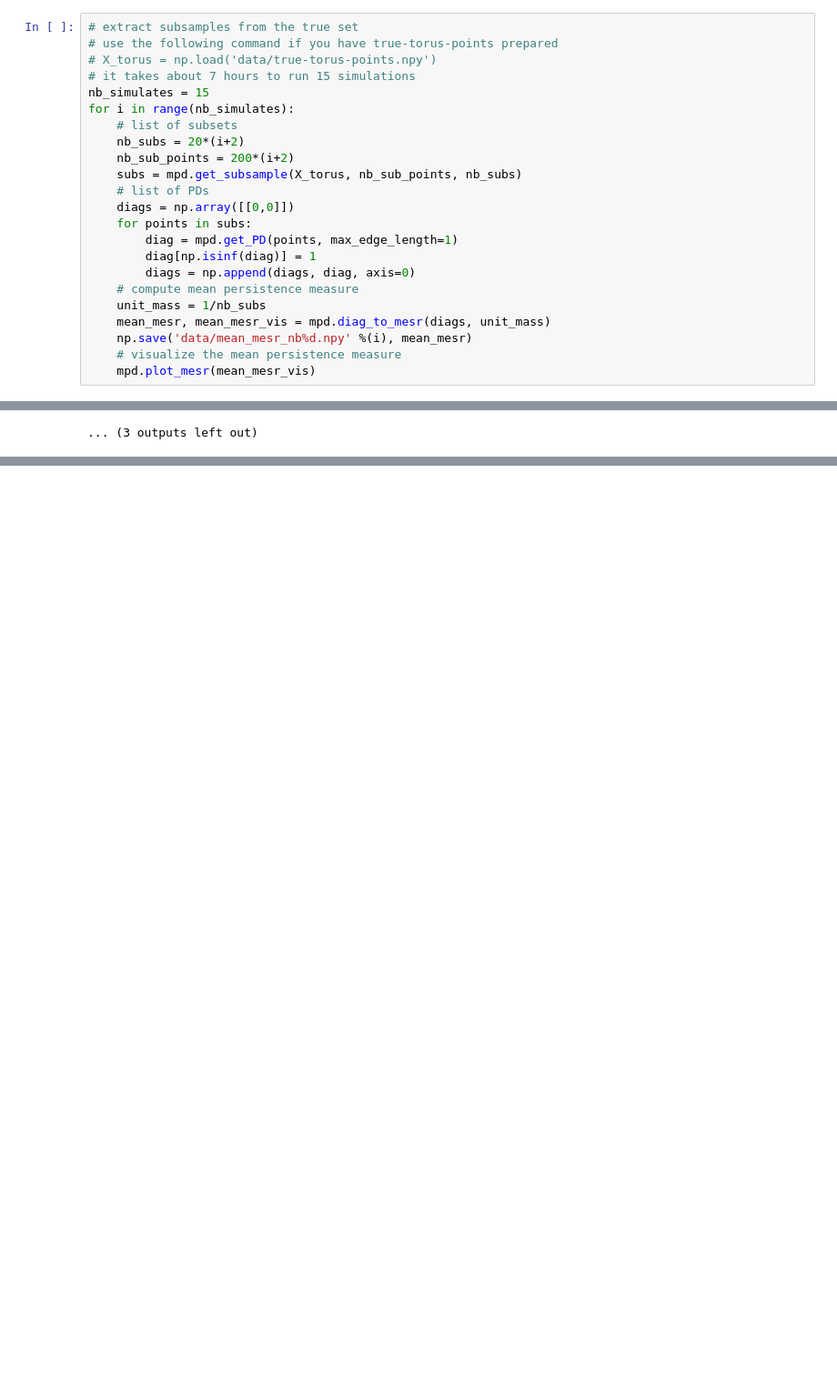
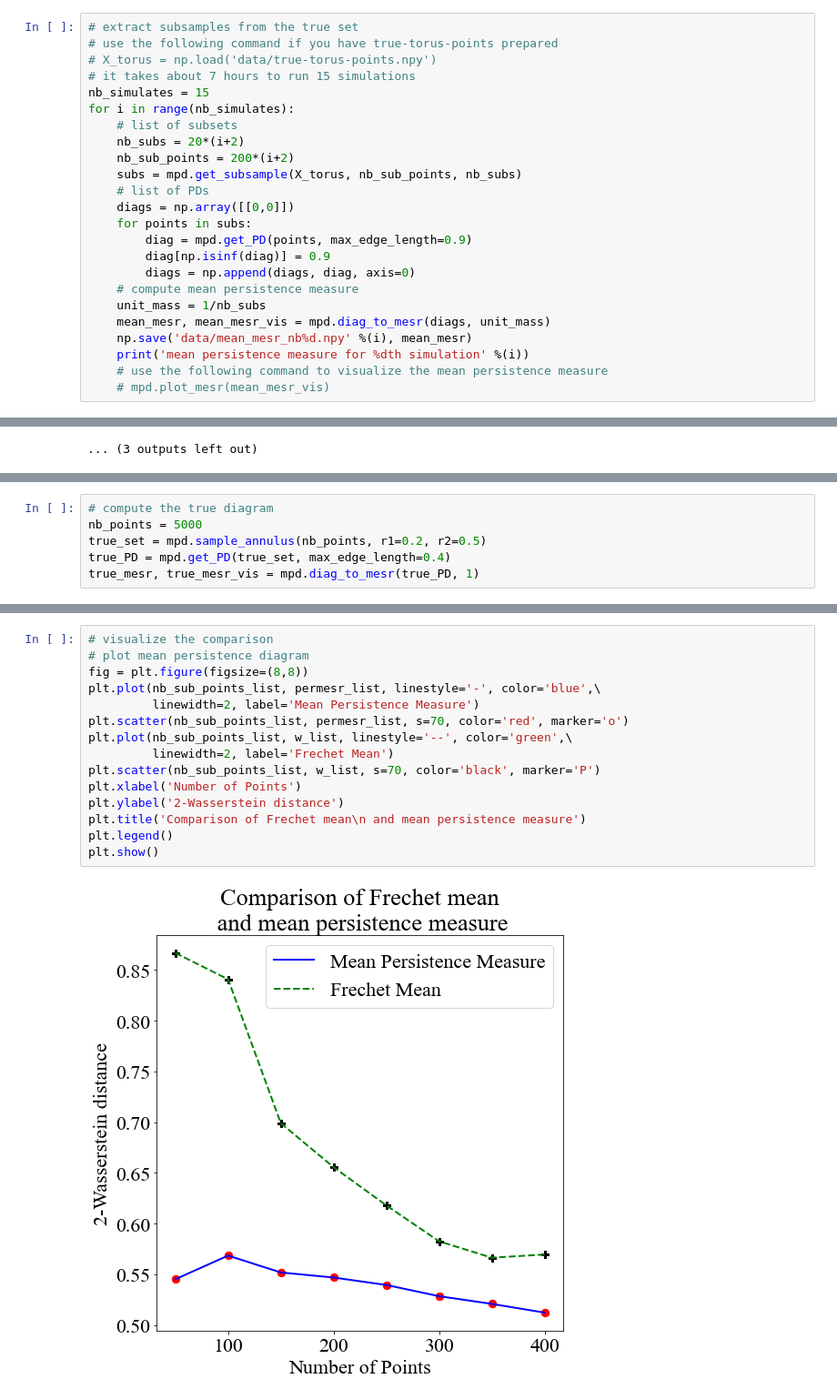
Before and after one commit to YueqiCao/PD-subsample, a Jupyter notebook: multiple-subsampling-persistence.ipynb, the cells around one changed output, grey strips where cells are left out. Shown: that part at 91% size. Saved outputs shown, nothing was run; the diff lists cells and outputs as text; blank space fills up the shorter version.

Commit message:
add: comparison of Frechet mean

```diff
--- a/multiple-subsampling-persistence.ipynb
+++ b/multiple-subsampling-persistence.ipynb
@@ -31,15 +34,16 @@ for i in range(nb_simulates):
     # list of PDs
     diags = np.array([[0,0]])
     for points in subs:
-        diag = mpd.get_PD(points, max_edge_length=1)
-        diag[np.isinf(diag)] = 1
+        diag = mpd.get_PD(points, max_edge_length=0.9)
+        diag[np.isinf(diag)] = 0.9
         diags = np.append(diags, diag, axis=0)
     # compute mean persistence measure
     unit_mass = 1/nb_subs
     mean_mesr, mean_mesr_vis = mpd.diag_to_mesr(diags, unit_mass)
     np.save('data/mean_mesr_nb%d.npy' %(i), mean_mesr)
-    # visualize the mean persistence measure
-    mpd.plot_mesr(mean_mesr_vis)
+    print('mean persistence measure for %dth simulation' %(i))
+    # use the following command to visualize the mean persistence measure
+    # mpd.plot_mesr(mean_mesr_vis)
 # %% [output]
 [figure]
 [figure]
@@ -85,0 +99,6 @@ mpd.plot_fitting_curve(point_list, dist_list)
+# %%
+# compute the true diagram
+nb_points = 5000
+true_set = mpd.sample_annulus(nb_points, r1=0.2, r2=0.5)
+true_PD = mpd.get_PD(true_set, max_edge_length=0.4)
+true_mesr, true_mesr_vis = mpd.diag_to_mesr(true_PD, 1)
@@ -85,0 +156,17 @@ mpd.plot_fitting_curve(point_list, dist_list)
+# %%
+# visualize the comparison
+# plot mean persistence diagram
+fig = plt.figure(figsize=(8,8))
+plt.plot(nb_sub_points_list, permesr_list, linestyle='-', color='blue',\
+         linewidth=2, label='Mean Persistence Measure')
+plt.scatter(nb_sub_points_list, permesr_list, s=70, color='red', marker='o')
+plt.plot(nb_sub_points_list, w_list, linestyle='--', color='green',\
+         linewidth=2, label='Frechet Mean')
+plt.scatter(nb_sub_points_list, w_list, s=70, color='black', marker='P')
+plt.xlabel('Number of Points')
+plt.ylabel('2-Wasserstein distance')
+plt.title('Comparison of Frechet mean\n and mean persistence measure')
+plt.legend()
+plt.show()
+# %% [output]
+[figure, added]
```
Also changed, not shown: parts of 6 cells of this notebook, 1 other file.
